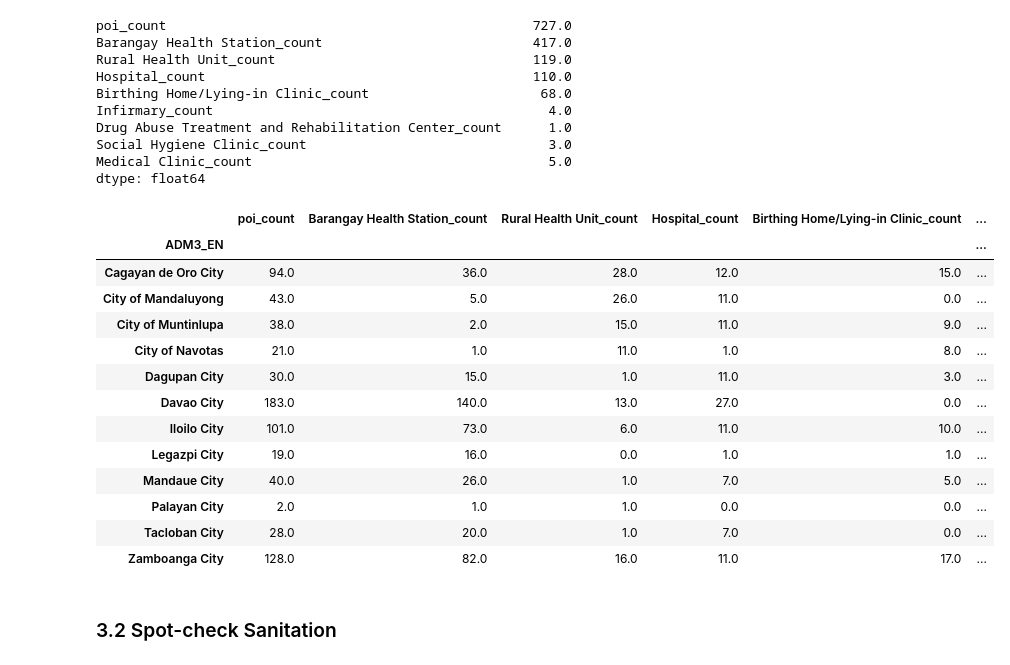
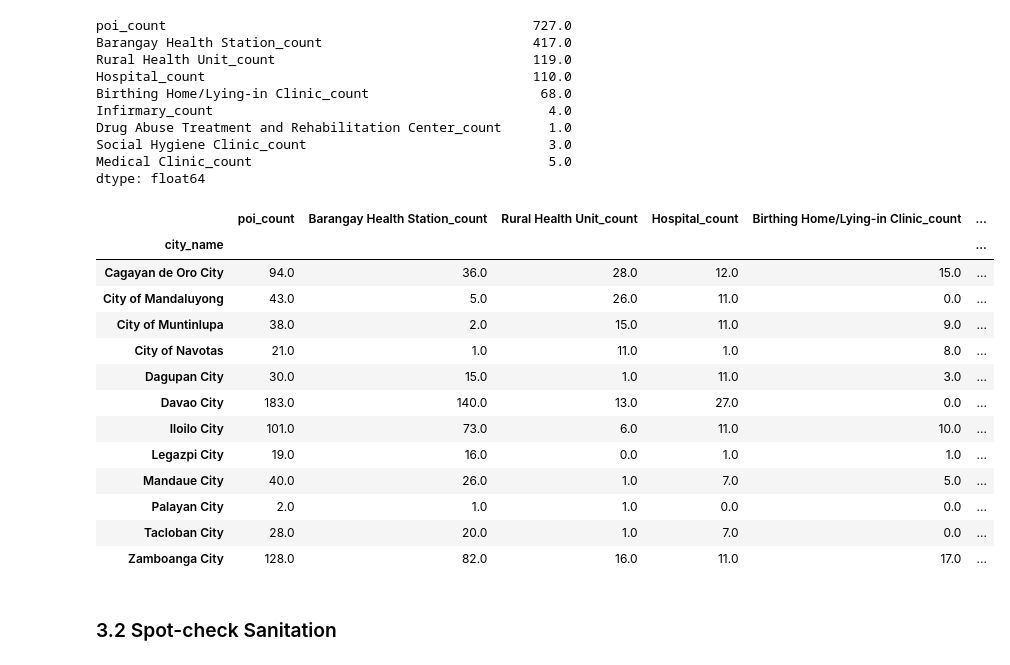
Before and after one commit to thinkingmachines/project-cchain, a Jupyter notebook: notebooks/tm/osm/02-assess-osm-2022.ipynb, the cells around one changed output. Cells and saved outputs as stored; diff of their text form; code cells hidden in the pictures.

```diff
--- a/notebooks/tm/osm/02-assess-osm-2022.ipynb
+++ b/notebooks/tm/osm/02-assess-osm-2022.ipynb
@@ -88,6 +81,6 @@ len(POI_TYPES_NEEDED)
 ### Load AOIs and Generated SHP files
 # %%
 # Load the administrative boundaries for the 12 cities
-admin_bounds_gdf = gpd.read_file(ADMIN_FPATH / "renamed_target_admin_bounds.shp")
+admin_bounds_gdf = gpd.read_file(ADMIN_FPATH / "renamed_target_admin_bounds.gpkg")
 admin_bounds_gdf.head(2)
 # %% [output]
@@ -349,5 +353,14 @@ health_availability.describe()
 # %% [markdown]
 Total count of the health classes. Surprisingly, hospital count is just 18 which is unrealistic for 12 cities.
+# %%
+def get_count_cols(df):
+    count_cols = [x for x in df.columns[df.columns.str.contains("_count")]]
+    return count_cols
+
+
+def get_nearest_cols(df):
+    nearest_cols = [x for x in df.columns[df.columns.str.contains("_nearest")]]
+    return nearest_cols
 # %%
 count_cols = get_count_cols(health_availability)
 health_availability[count_cols].sum()
@@ -488,10 +501,10 @@ Social Hygiene Clinic_count                               3.0
 Medical Clinic_count                                      5.0
 dtype: float64
 # %%
-doh_health_feat[admin_cols + count_cols].groupby("ADM3_EN").sum()
+doh_health_feat[admin_cols + count_cols].groupby("city_name").sum()
 # %% [output]
 |  | poi_count | Barangay Health Station_count | Rural Health Unit_count | Hospital_count | Birthing Home/Lying-in Clinic_count | ... |
-| ADM3_EN |  |  |  |  |  | ... |
+| city_name |  |  |  |  |  | ... |
 | Cagayan de Oro City | 94.0 | 36.0 | 28.0 | 12.0 | 15.0 | ... |
 | City of Mandaluyong | 43.0 | 5.0 | 26.0 | 11.0 | 0.0 | ... |
 | City of Muntinlupa | 38.0 | 2.0 | 15.0 | 11.0 | 9.0 | ... |
```
Also changed, not shown: parts of 17 cells of this notebook, 1 other file.
